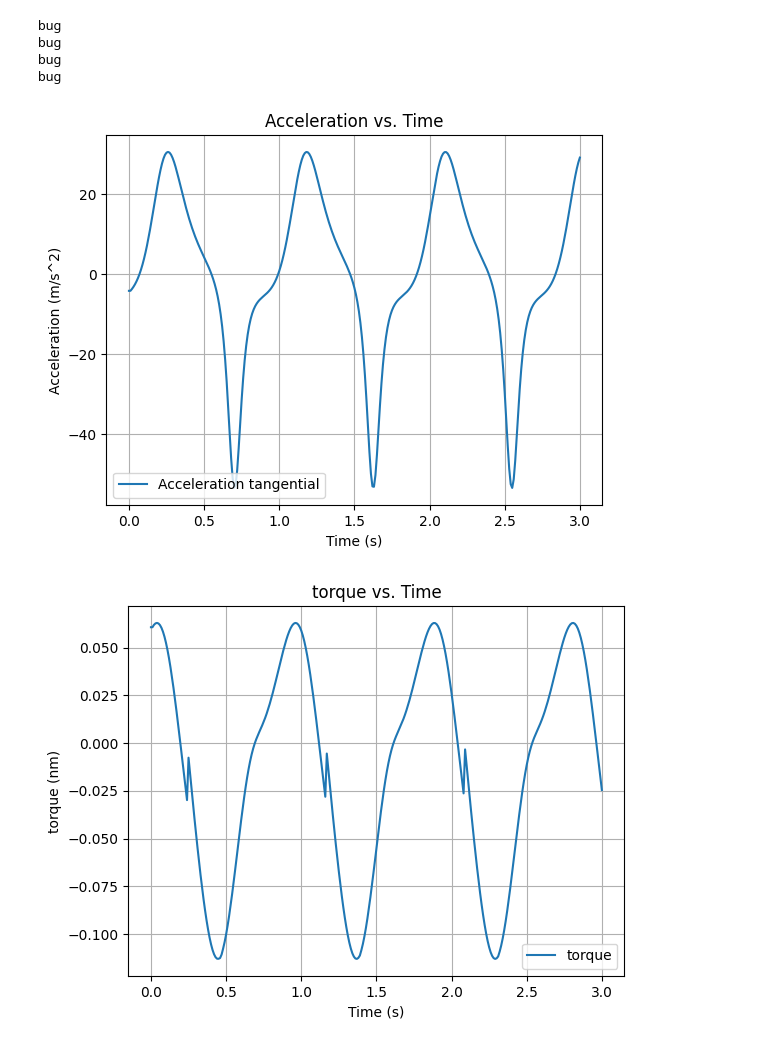
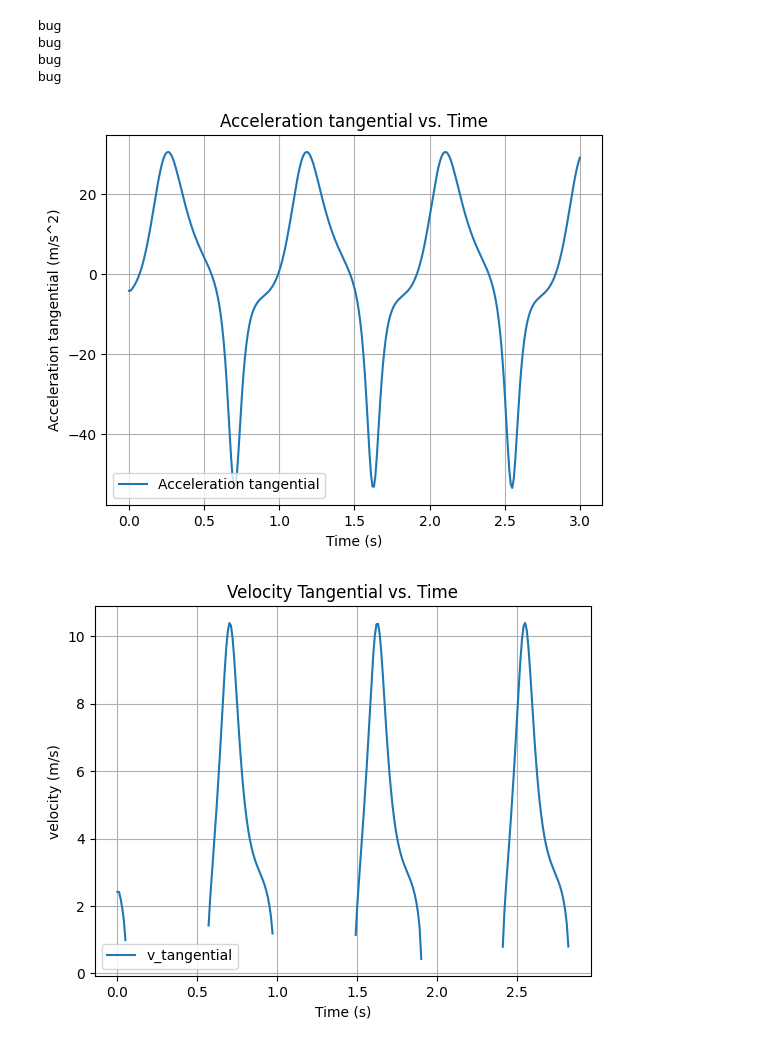
Before and after one commit to QiuDylan/ME200, a Jupyter notebook: FinalProj/Final_Project_V3_JNotebook.ipynb, the cells around one changed output. Drawn from its saved outputs; the diff is of its cells as text; code cells hidden in the pictures.

```diff
--- a/FinalProj/Final_Project_V3_JNotebook.ipynb
+++ b/FinalProj/Final_Project_V3_JNotebook.ipynb
@@ -101,7 +101,7 @@ acceleration_y = []
 a_mag = []
 F_n = []
 F_friction = []
-
+v = []
 for i in range(df.shape[0]):
     temp7 = - 2 * (I * df["alpha_4 [rad/s^2]"][i] - tau_out[i]) / (mu_k * l)
     F_n.append(temp7)
@@ -114,6 +114,8 @@ for i in range(df.shape[0]):
     # Reordered the equation m * acceleration_y = F_n - m * g * np.cos(25 * (pi/180)) to solve for acceleration_y
     temp11 = F_n[i] - m * g * np.cos(np.radians(theta)) / m
     acceleration_y.append(temp11)
+    temp10 = (acceleration_y[i] * (l/2)) ** 0.5
+    v.append(temp10)
     temp9 = (acceleration_x[i]**2 + acceleration_y[i]**2)**0.5
     a_mag.append(temp9)
 
@@ -125,8 +127,16 @@ for i in range(df.shape[0]):
 time = np.linspace(0,3,301)
 plt.plot(time, acceleration_x, label='Acceleration tangential')
 plt.xlabel('Time (s)')
-plt.ylabel('Acceleration (m/s^2)')
-plt.title('Acceleration vs. Time')
+plt.ylabel('Acceleration tangential (m/s^2)')
+plt.title('Acceleration tangential vs. Time')
+plt.legend()
+plt.grid()
+plt.show()
+
+plt.plot(time, v, label='v_tangential')
+plt.xlabel('Time (s)')
+plt.ylabel('velocity (m/s)')
+plt.title('Velocity Tangential vs. Time')
 plt.legend()
 plt.grid()
 plt.show()
@@ -152,32 +162,32 @@ plt.xlabel('Time (s)')
 plt.ylabel('F_friction (N)')
 plt.title('friction vs. Time')
 plt.legend()
 plt.grid()
 plt.show()
 
 plt.plot(time, l * df["alpha_4 [rad/s^2]"], label='acceleration fr fr')
 plt.xlabel('Time (s)')
 plt.ylabel('accel (m/s)')
 plt.title('acceleration fr fr vs. Time')
 plt.legend()
 plt.grid()
 plt.show()
 
 plt.plot(time, l * df["omega_4 [rad/s]"], label='Velocity')
 plt.xlabel('Time (s)')
 plt.ylabel('Velocity (m/s)')
 plt.title('Velocity vs. Time')
 plt.legend()
 plt.grid()
 plt.show()
 
 plt.plot(time, l * df["theta_4 [rad]"], label='Position')
 plt.xlabel('Time (s)')
 plt.ylabel('Position (m)')
 plt.title('Position vs. Time')
 plt.legend()
 plt.grid()
 plt.show()
 # %% [output]
-[figure, old version]
+[figure, new version]
-[figure, old version]
+[figure, new version]
```
Also changed, not shown: parts of 1 cell of this notebook.
